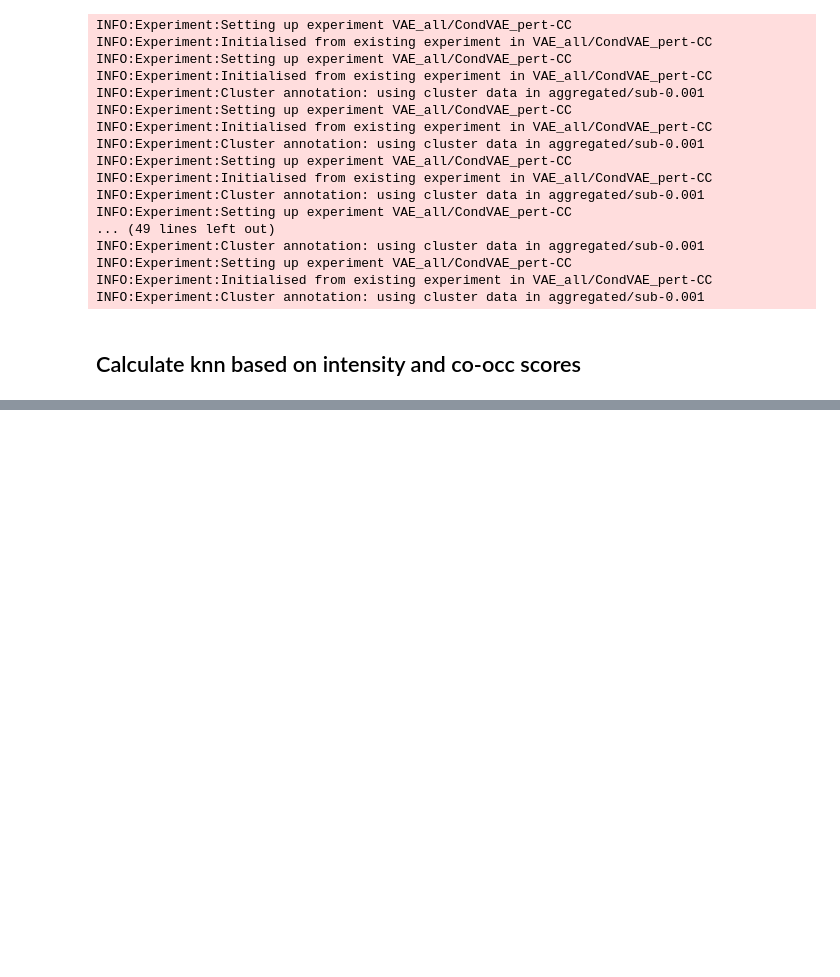
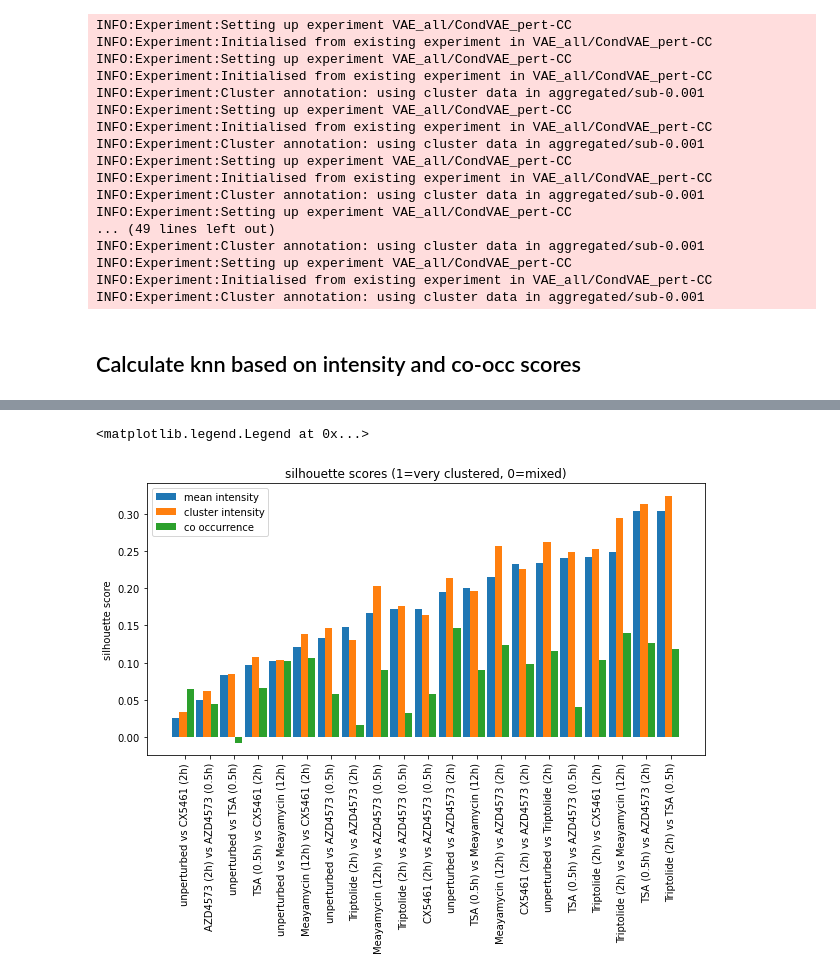
Before and after one commit to theislab/campa_ana, a Jupyter notebook: figures/fig3_perturbation_comparison.ipynb, the cells around one changed output, grey strips where cells are left out. Drawn from its saved outputs; the diff is of its cells as text; code cells hidden in the pictures; blank space fills up the shorter version.

Commit message:
update pert nb

```diff
--- a/figures/fig3_perturbation_comparison.ipynb
+++ b/figures/fig3_perturbation_comparison.ipynb
@@ -292,13 +395,0 @@ INFO:Experiment:Cluster annotation: using cluster data in aggregated/sub-0.001
-# %%
-exp_name = 'VAE_all/CondVAE_pert-CC'
-cluster_data_dir = os.path.join(exp_name, 'aggregated/sub-0.001')
-# load cl
-cl = Cluster.from_cluster_data_dir(cluster_data_dir)
-# geta adata object
-adata = cl.cluster_mpp.get_adata(X='mpp', obsm={'X_latent': 'latent', 'X_umap': 'umap'})
-# add clustering and colormap (from cluster_name_annotation.csv) to adata
-cl.set_cluster_name('clustering_res0.5')
-add_clustering_to_adata(os.path.join(EXPERIMENT_DIR, cluster_data_dir), 'clustering_res0.5', adata, cl.cluster_annotation)
-add_clustering_to_adata(os.path.join(EXPERIMENT_DIR, cluster_data_dir), 'clustering_res0.5', adata, cl.cluster_annotation, annotation_col='annotation')
-# create perturbation names to plot
-add_perturbation_plot(adata)
@@ -312,0 +443,32 @@ INFO:Cluster:Loaded cluster_mpp MPPData for NascentRNA (154906 mpps with shape (
+# %%
+labels = []
+sel_mpp = []
+sel_intensity = []
+sel_co_occ = []
+for i in range(len(siscore_mpp)):
+    for j in range(len(siscore_mpp)):
+        if j >= i:
+            continue
+        labels.append('{} vs {}'.format(adata.obs['perturbation_plot'].cat.categories[i], adata.obs['perturbation_plot'].cat.categories[j]))
+        sel_mpp.append(siscore_mpp[i,j])
+        sel_intensity.append(siscore_intensity[i,j])
+        sel_co_occ.append(siscore_co_occ[i,j])
+# sort lists by mpp scores
+sel_intensity = [x for _,x in sorted(zip(sel_mpp, sel_intensity))]
+sel_co_occ = [x for _,x in sorted(zip(sel_mpp, sel_co_occ))]
+labels = [x for _,x in sorted(zip(sel_mpp, labels))]
+sel_mpp = sorted(sel_mpp)
+
+fig, ax = plt.subplots(1,1, figsize=(10,5))
+ax.bar(x=np.array(range(len(labels)))+0.1, height=sel_mpp, width=0.3, label='mean intensity')
+ax.bar(x=np.array(range(len(labels)))+0.4, height=sel_intensity, width=0.3, label='cluster intensity')
+ax.bar(x=np.array(range(len(labels)))+0.7, height=sel_co_occ, width=0.3, label='co occurrence')
+
+ax.set_ylabel('silhouette score')
+ax.set_xticks(np.array(range(len(labels)))+0.5)
+ax.set_xticklabels(labels, rotation=90)
+ax.set_title('silhouette scores (1=very clustered, 0=mixed)')
+plt.legend()
+# %% [output]
+<matplotlib.legend.Legend at 0x...>
+[figure, added]
```
Also changed, not shown: parts of 27 cells of this notebook.
